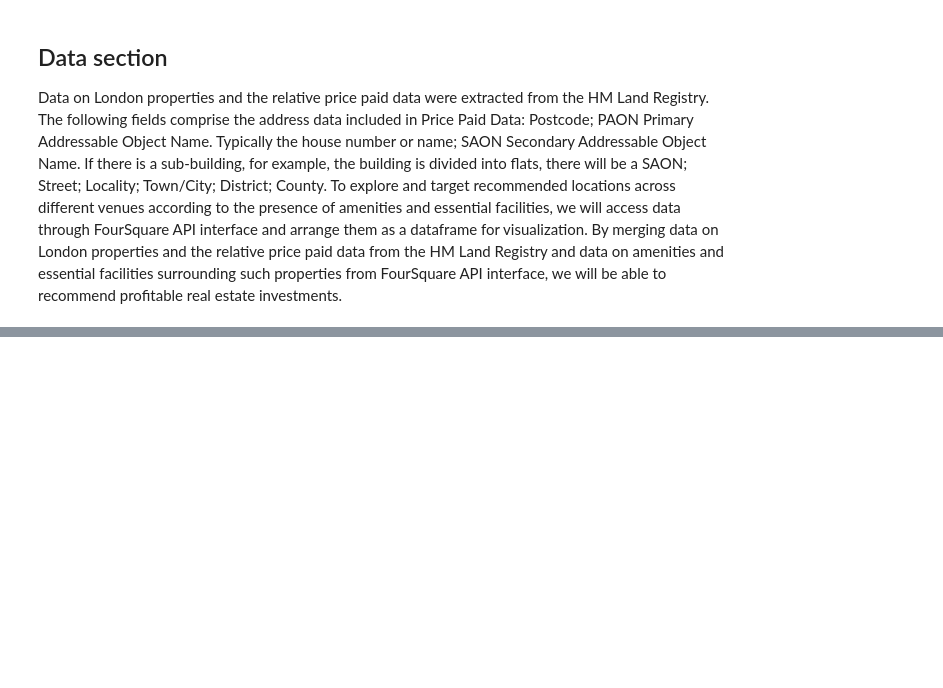
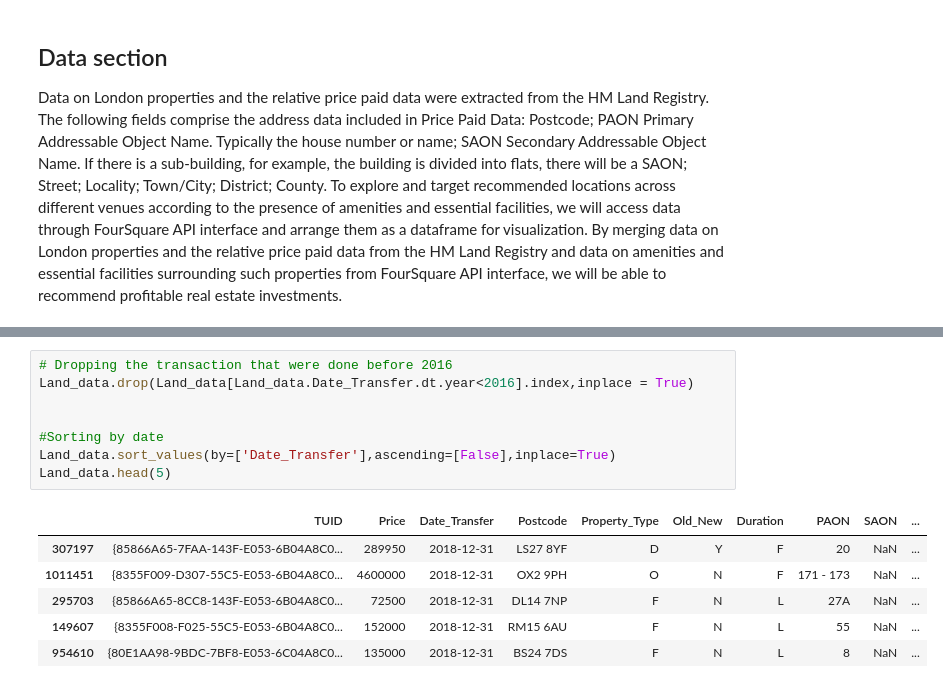
Before and after one commit to 3Ashutosh/Cousera_capstone, a Jupyter notebook: Cousera_final_deliverable.ipynb, the cells around one changed output, grey strips where cells are left out. Cells and saved outputs as stored; diff of their text form; blank space fills up the shorter version.

```diff
--- a/Cousera_final_deliverable.ipynb
+++ b/Cousera_final_deliverable.ipynb
@@ -15,0 +113,15 @@ To explore and target recommended locations across different venues according to
+# %%
+# Dropping the transaction that were done before 2016
+Land_data.drop(Land_data[Land_data.Date_Transfer.dt.year<2016].index,inplace = True)
+
+
+#Sorting by date
+Land_data.sort_values(by=['Date_Transfer'],ascending=[False],inplace=True)
+Land_data.head(5)
+# %% [output]
+|  | TUID | Price | Date_Transfer | Postcode | Property_Type | Old_New | Duration | PAON | SAON | ... |
+| 307197 | {85866A65-7FAA-143F-E053-6B04A8C0... | 289950 | 2018-12-31 | LS27 8YF | D | Y | F | 20 | NaN | ... |
+| 1011451 | {8355F009-D307-55C5-E053-6B04A8C0... | 4600000 | 2018-12-31 | OX2 9PH | O | N | F | 171 - 173 | NaN | ... |
+| 295703 | {85866A65-8CC8-143F-E053-6B04A8C0... | 72500 | 2018-12-31 | DL14 7NP | F | N | L | 27A | NaN | ... |
+| 149607 | {8355F008-F025-55C5-E053-6B04A8C0... | 152000 | 2018-12-31 | RM15 6AU | F | N | L | 55 | NaN | ... |
+| 954610 | {80E1AA98-9BDC-7BF8-E053-6C04A8C0... | 135000 | 2018-12-31 | BS24 7DS | F | N | L | 8 | NaN | ... |
```
Also changed, not shown: parts of 46 cells of this notebook.
